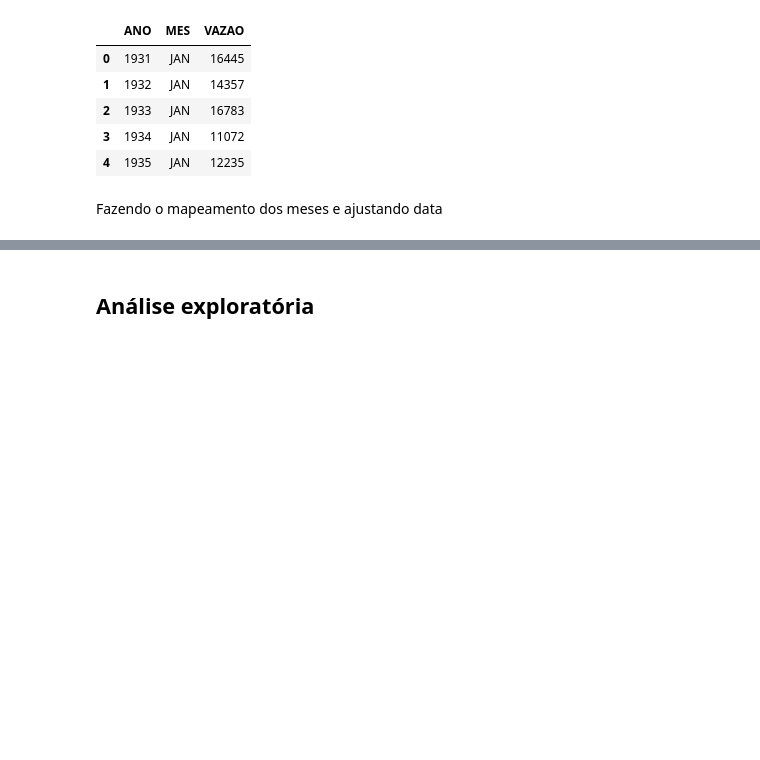
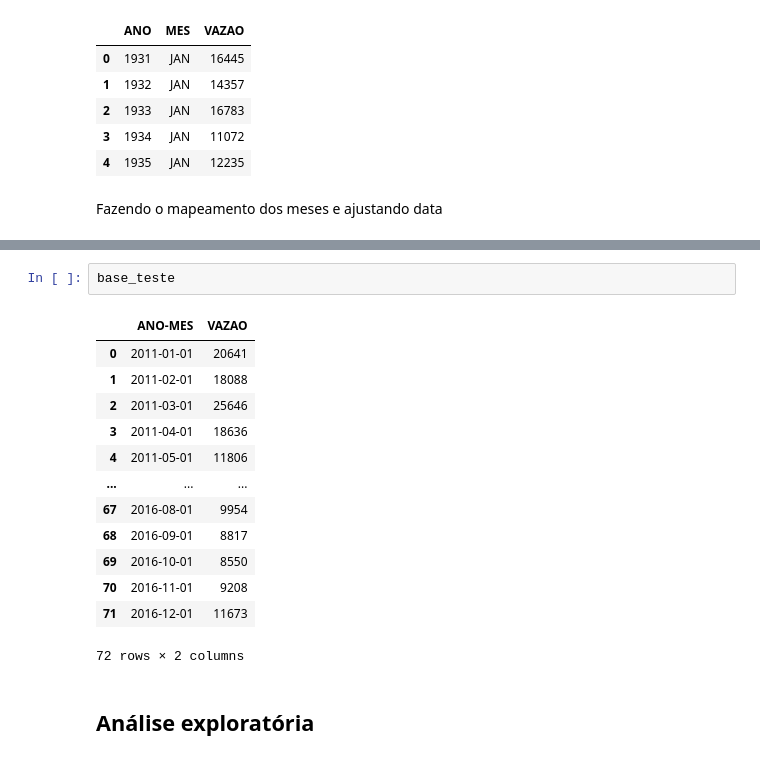
Before and after one commit to mateusbcavalcanti/SARIMAX, a Jupyter notebook: previsao_sarimax.ipynb, the cells around one changed output, grey strips where cells are left out. Cells and saved outputs as stored; diff of their text form; blank space fills up the shorter version.

```diff
--- a/previsao_sarimax.ipynb
+++ b/previsao_sarimax.ipynb
@@ -67,3 +97,19 @@ dtype: object
+# %%
+base_teste
+# %% [output]
+|  | ANO-MES | VAZAO |
+| 0 | 2011-01-01 | 20641 |
+| 1 | 2011-02-01 | 18088 |
+| 2 | 2011-03-01 | 25646 |
+| 3 | 2011-04-01 | 18636 |
+| 4 | 2011-05-01 | 11806 |
+| ... | ... | ... |
+| 67 | 2016-08-01 | 9954 |
+| 68 | 2016-09-01 | 8817 |
+| 69 | 2016-10-01 | 8550 |
+| 70 | 2016-11-01 | 9208 |
+| 71 | 2016-12-01 | 11673 |
+72 rows × 2 columns
 # %% [markdown]
 ## Análise exploratória
 # %% [markdown]
```
Also changed, not shown: parts of 8 cells of this notebook.
